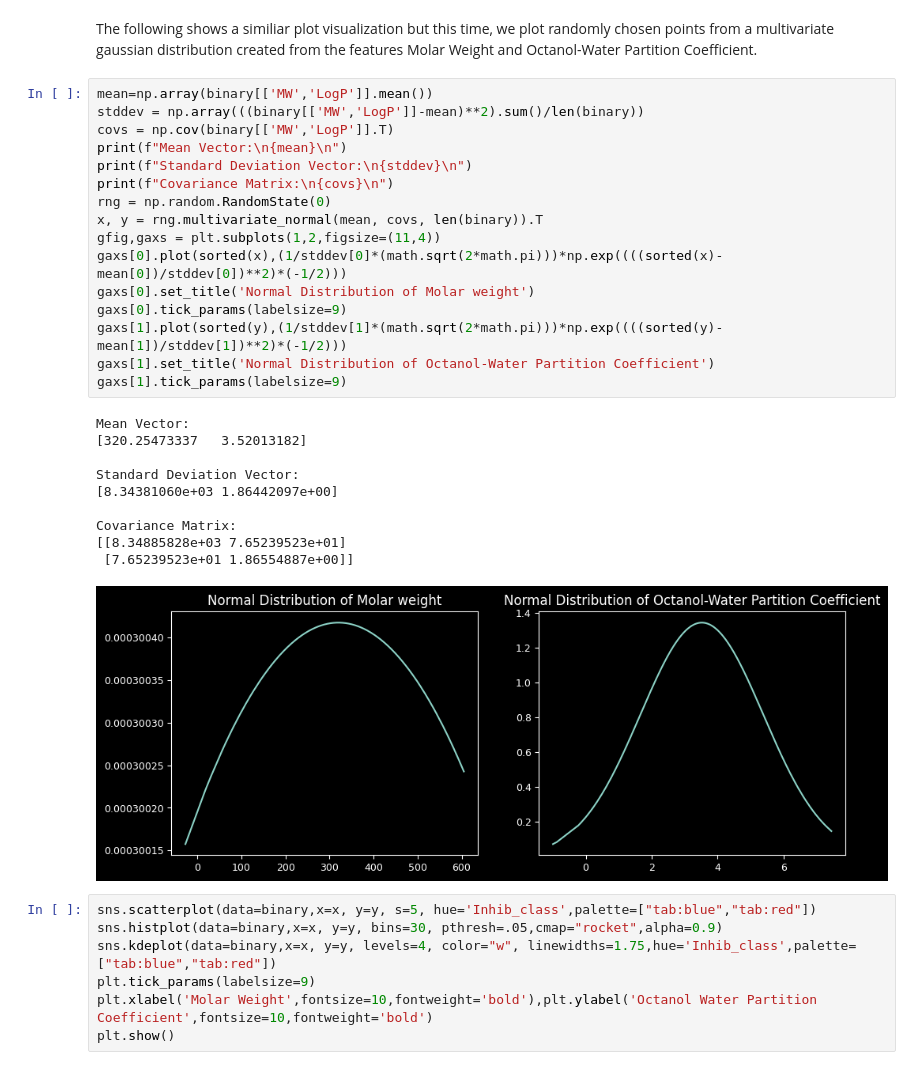
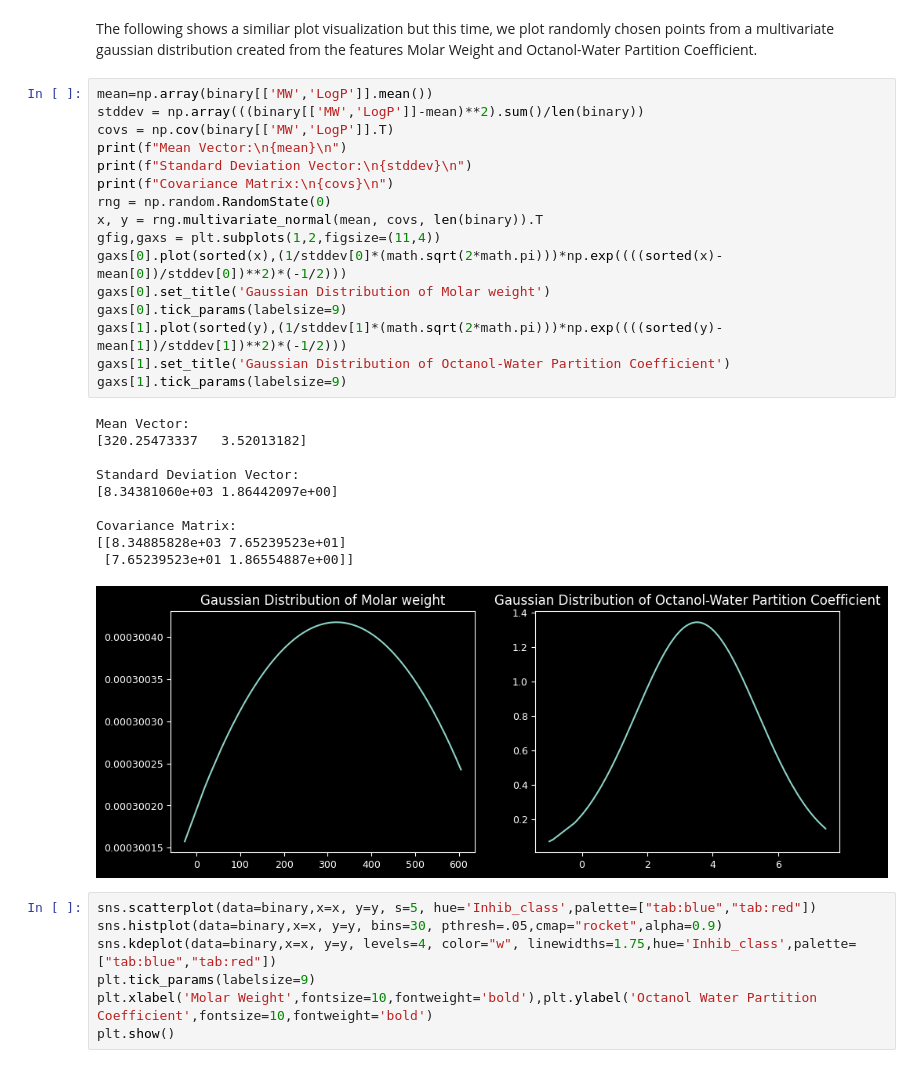
Before and after one commit to Diacod-I/BourneToKill, a Jupyter notebook: BioInfo.ipynb, the cells around one changed output. Cells and saved outputs as stored; diff of their text form.

```diff
--- a/BioInfo.ipynb
+++ b/BioInfo.ipynb
@@ -860,30 +879,30 @@ The following shows a similiar plot visualization but this time, we plot randoml
 # %%
 mean=np.array(binary[['MW','LogP']].mean())
 stddev = np.array(((binary[['MW','LogP']]-mean)**2).sum()/len(binary))
 covs = np.cov(binary[['MW','LogP']].T)
 print(f"Mean Vector:\n{mean}\n")
 print(f"Standard Deviation Vector:\n{stddev}\n")
 print(f"Covariance Matrix:\n{covs}\n")
 rng = np.random.RandomState(0)
 x, y = rng.multivariate_normal(mean, covs, len(binary)).T
 gfig,gaxs = plt.subplots(1,2,figsize=(11,4))
 gaxs[0].plot(sorted(x),(1/stddev[0]*(math.sqrt(2*math.pi)))*np.exp((((sorted(x)-mean[0])/stddev[0])**2)*(-1/2)))
-gaxs[0].set_title('Normal Distribution of Molar weight')
+gaxs[0].set_title('Gaussian Distribution of Molar weight')
 gaxs[0].tick_params(labelsize=9)
 gaxs[1].plot(sorted(y),(1/stddev[1]*(math.sqrt(2*math.pi)))*np.exp((((sorted(y)-mean[1])/stddev[1])**2)*(-1/2)))
-gaxs[1].set_title('Normal Distribution of Octanol-Water Partition Coefficient')
+gaxs[1].set_title('Gaussian Distribution of Octanol-Water Partition Coefficient')
 gaxs[1].tick_params(labelsize=9)
 # %% [output]
 Mean Vector:
 [320.25473337   3.52013182]
 
 Standard Deviation Vector:
 [8.34381060e+03 1.86442097e+00]
 
 Covariance Matrix:
 [[8.34885828e+03 7.65239523e+01]
  [7.65239523e+01 1.86554887e+00]]
-[figure, old version]
+[figure, new version]
 # %%
 sns.scatterplot(data=binary,x=x, y=y, s=5, hue='Inhib_class',palette=["tab:blue","tab:red"])
 sns.histplot(data=binary,x=x, y=y, bins=30, pthresh=.05,cmap="rocket",alpha=0.9)
```
Also changed, not shown: parts of 13 cells of this notebook.
